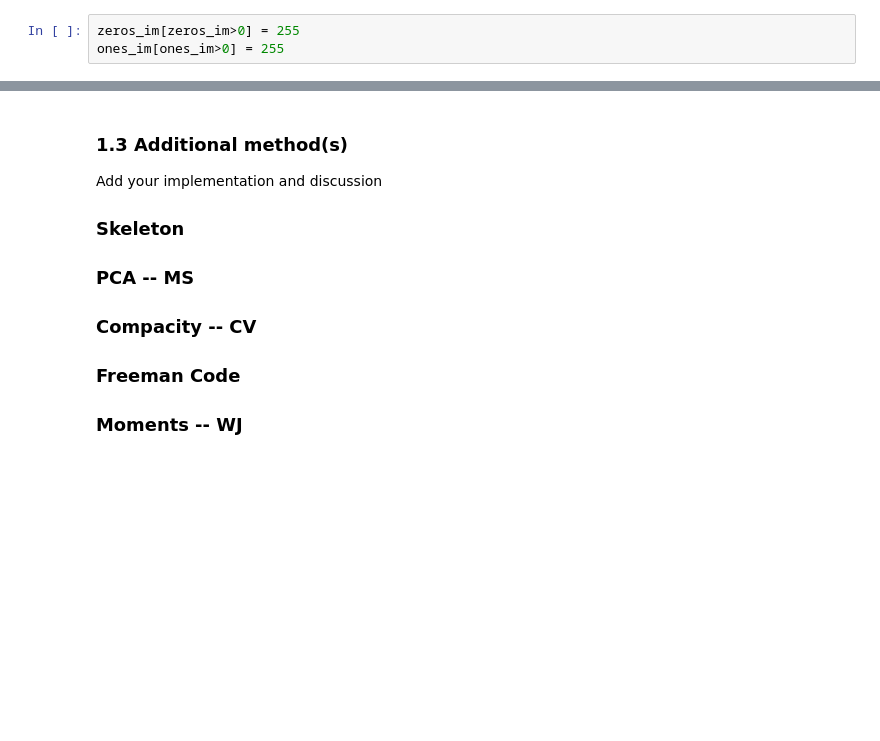
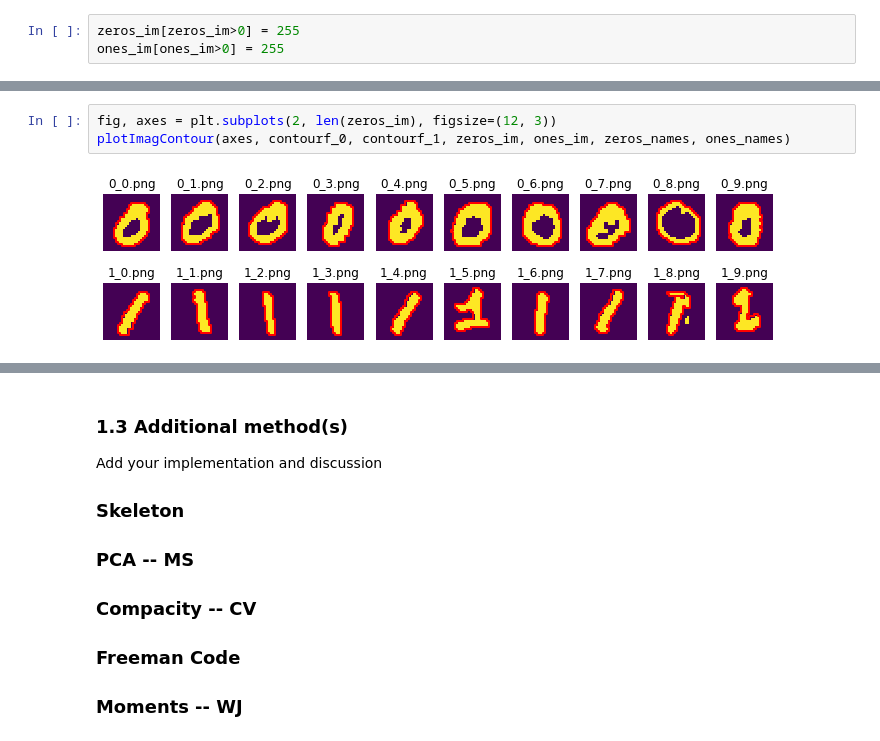
Before and after one commit to Jiang15/Image_analysis_and_pattern-recognition, a Jupyter notebook: Lab 2/lab_02_object_description.ipynb, the cells around one changed output, grey strips where cells are left out. Saved outputs shown, nothing was run; the diff lists cells and outputs as text; blank space fills up the shorter version.

```diff
--- a/Lab 2/lab_02_object_description.ipynb
+++ b/Lab 2/lab_02_object_description.ipynb
@@ -320 +332,6 @@ plotImagContour(axes, contourf_af0, contourf_af1, im_af0, im_af1, zeros_names, o
+# %%
+fig, axes = plt.subplots(2, len(zeros_im), figsize=(12, 3))
+plotImagContour(axes, contourf_0, contourf_1, zeros_im, ones_im, zeros_names, ones_names)
+# %% [output]
+[figure, added]
 # %%
```
Also changed, not shown: parts of 20 cells of this notebook.
